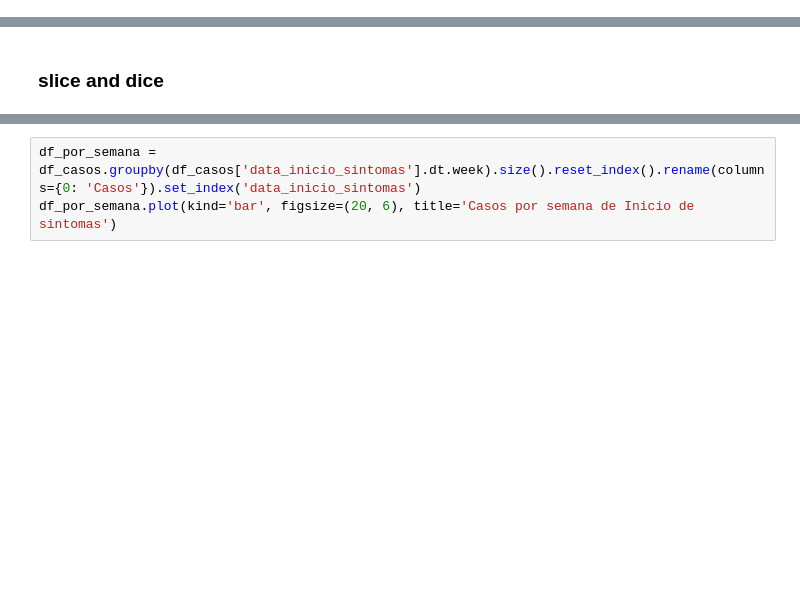
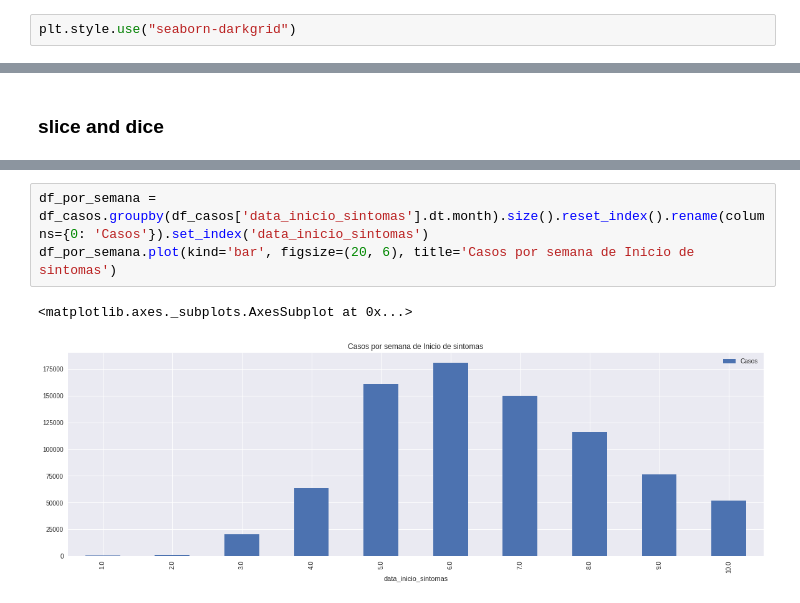
Before and after one commit to luan-prates/bootcamp-ds-aplicada-alura-2021, a Jupyter notebook: Projeto_M1.ipynb, the cells around one changed output, grey strips where cells are left out. Cells and saved outputs as stored; diff of their text form; blank space fills up the shorter version.

```diff
--- a/Projeto_M1.ipynb
+++ b/Projeto_M1.ipynb
@@ -13,3 +21,5 @@ import numpy as np
+# %%
+plt.style.use("seaborn-darkgrid")
 # %%
 df_casos = pd.read_csv('/content/drive/My Drive/_datasets/integrasus.csv', sep=';', encoding='utf-8' , thousands='.', decimal=',',engine='python',error_bad_lines=False)
 # %%
@@ -47,3 +59,6 @@ ts.plot(figsize=(20,6), title='Casos por data de Inicio de sintomas')
 # %%
-df_por_semana = df_casos.groupby(df_casos['data_inicio_sintomas'].dt.week).size().reset_index().rename(columns={0: 'Casos'}).set_index('data_inicio_sintomas')
+df_por_semana = df_casos.groupby(df_casos['data_inicio_sintomas'].dt.month).size().reset_index().rename(columns={0: 'Casos'}).set_index('data_inicio_sintomas')
 df_por_semana.plot(kind='bar', figsize=(20, 6), title='Casos por semana de Inicio de sintomas')
+# %% [output]
+<matplotlib.axes._subplots.AxesSubplot at 0x...>
+[figure, added]
```
Also changed, not shown: parts of 24 cells of this notebook.
